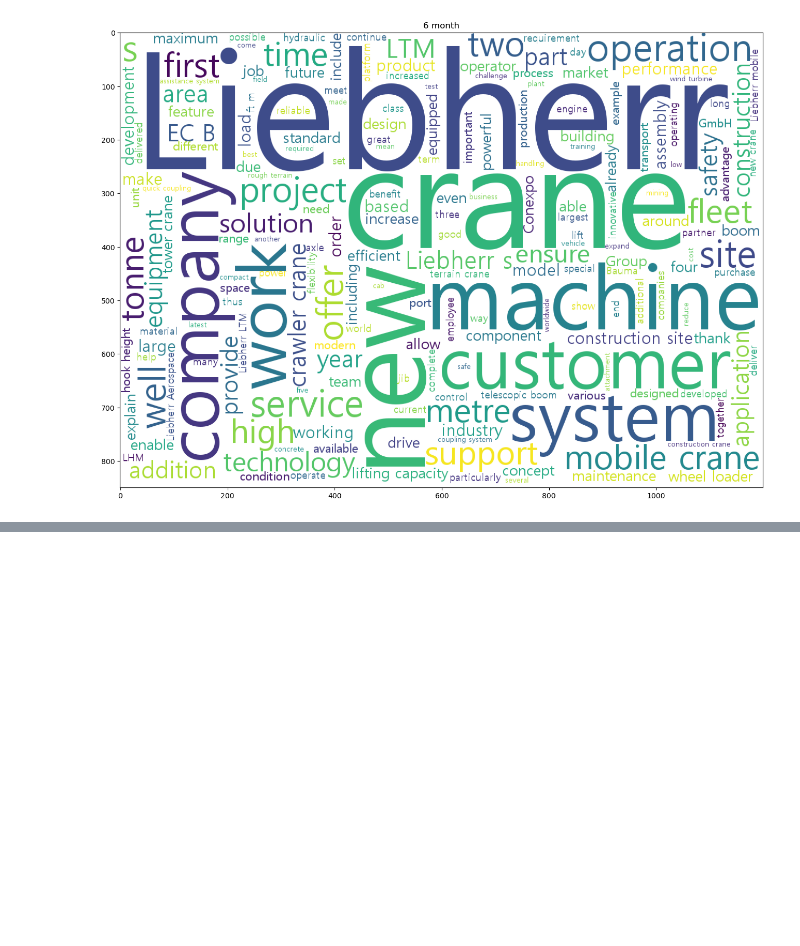
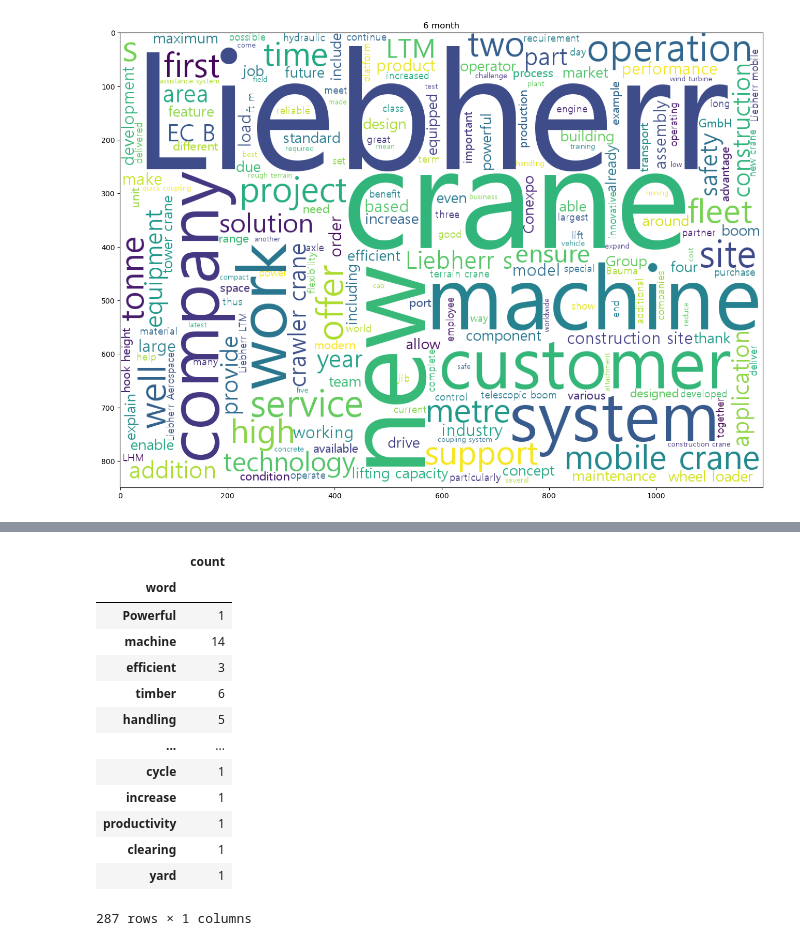
Before and after one commit to CE-MarketSensing/ConstructionEquipment, a Jupyter notebook: textmining/liebherr_test.ipynb, the cells around one changed output, grey strips where cells are left out. Saved outputs shown, nothing was run; the diff lists cells and outputs as text; code cells hidden in the pictures; blank space fills up the shorter version.

```diff
--- a/textmining/liebherr_test.ipynb
+++ b/textmining/liebherr_test.ipynb
@@ -347,0 +414,18 @@ plt.imshow(wc.generate(" ".join(list(minimum["clear_words_str"]))))
+# %%
+test_count = test_count.set_index("word")
+test_count
+# %% [output]
+|  | count |
+| word |  |
+| Powerful | 1 |
+| machine | 14 |
+| efficient | 3 |
+| timber | 6 |
+| handling | 5 |
+| ... | ... |
+| cycle | 1 |
+| increase | 1 |
+| productivity | 1 |
+| clearing | 1 |
+| yard | 1 |
+287 rows × 1 columns
```
Also changed, not shown: parts of 6 cells of this notebook.
